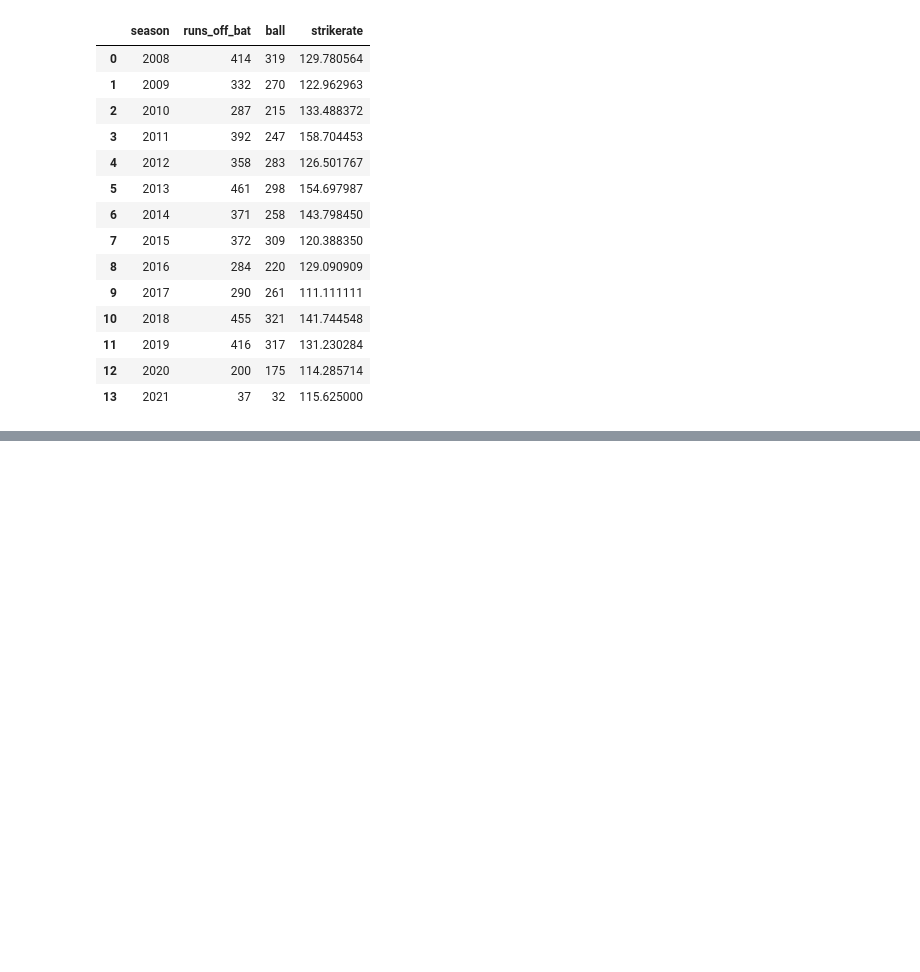
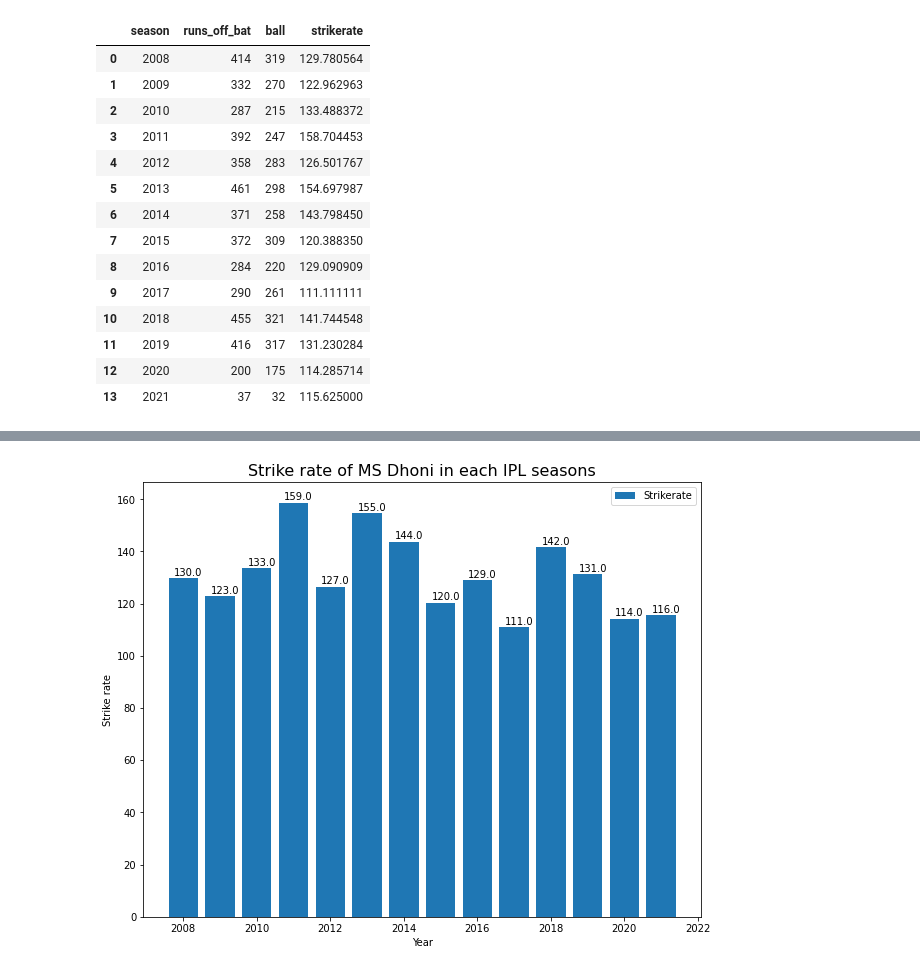
Before and after one commit to arehvs/practice, a Jupyter notebook: Case_study_of_MSD_over_the_years.ipynb, the cells around one changed output, grey strips where cells are left out. Cells and saved outputs as stored; diff of their text form; code cells hidden in the pictures; blank space fills up the shorter version.

```diff
--- a/Case_study_of_MSD_over_the_years.ipynb
+++ b/Case_study_of_MSD_over_the_years.ipynb
@@ -183,0 +206,12 @@ plt.show()
+# %%
+plt.figure(figsize=(10,8))
+plt.bar(season_df['season'], season_df['strikerate'], label="Strikerate")
+plt.title('Strike rate of MS Dhoni in each IPL seasons', fontsize=16)
+for i in range(len(season_df)):
+  plt.text(season_df['season'][i]-0.25, season_df['strikerate'][i]+1, np.round(season_df['strikerate'][i]))
+plt.xlabel('Year')
+plt.ylabel('Strike rate')
+plt.legend()
+plt.show()
+# %% [output]
+[figure, added]
```
Also changed, not shown: parts of 5 cells of this notebook.
